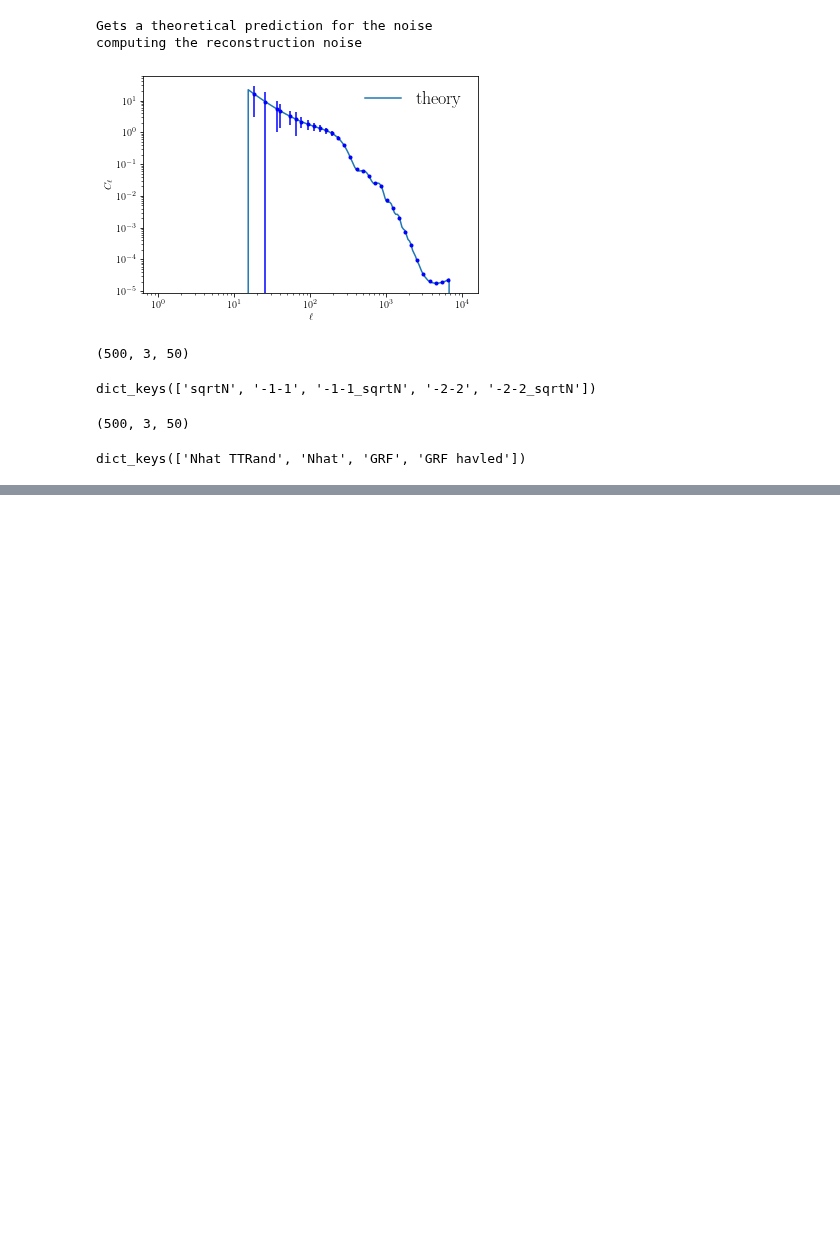
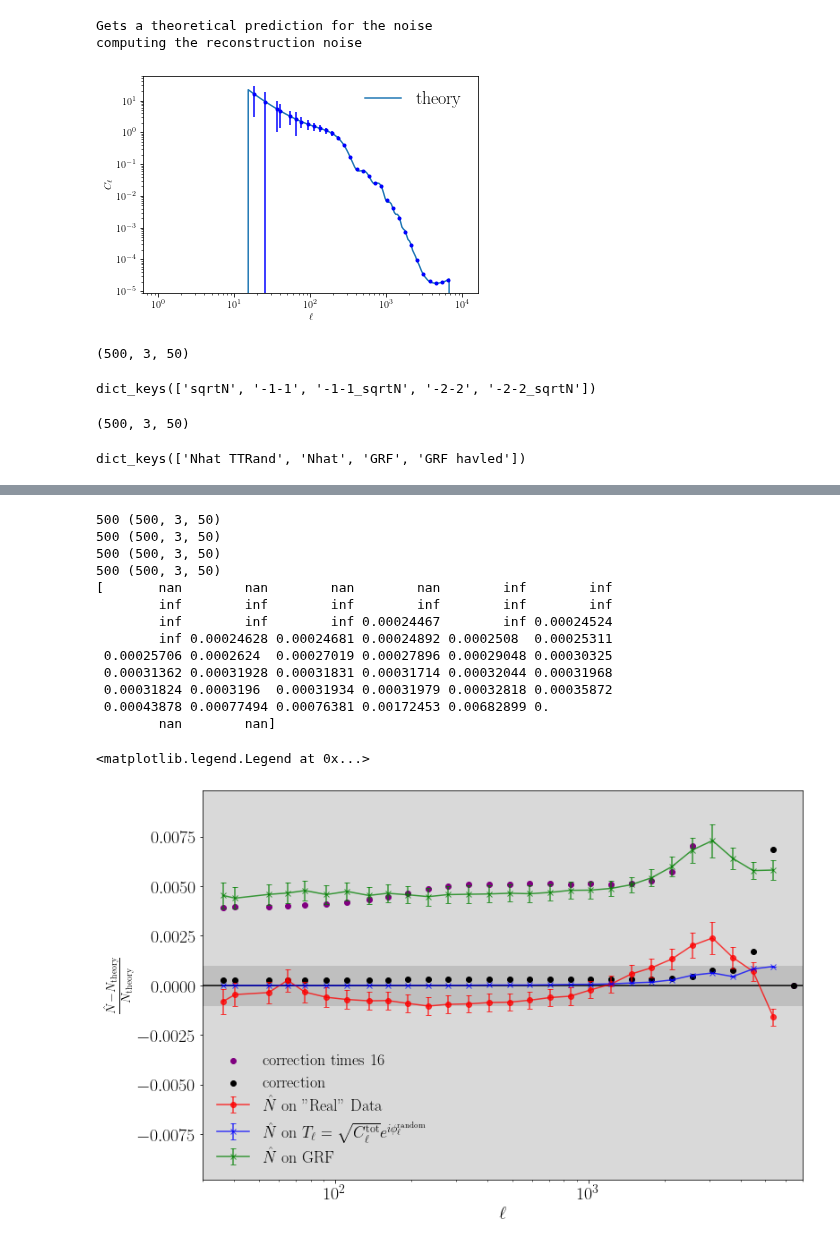
Before and after one commit to DelonShen/LensQuEst, a Jupyter notebook: dev/check_randomized.ipynb, the cells around one changed output, grey strips where cells are left out. Drawn from its saved outputs; the diff is of its cells as text; code cells hidden in the pictures; blank space fills up the shorter version.

Commit message:
trying to look more into the bias in Nhat(GRF)

```diff
--- a/dev/check_randomized.ipynb
+++ b/dev/check_randomized.ipynb
@@ -375,0 +412,80 @@ plt.savefig('figures/Nhat various.pdf')
+# %%
+correction = lambda L: 2*Ntheory(L)**2*fTgradT(L/2)**2 / ftot(L/2)**2  * (2*np.pi)**4
+# %%
+offset=0
+
+fig, ax = plt.subplots(nrows=1, ncols=1, figsize =(12,8))
+
+
+plt.rcParams['text.usetex'] = True
+plt.rcParams['font.size'] = 20
+
+ell = baseMap.l.flatten()
+
+lCen0, Cl0, sCl0 = combine_Cl(np.array(ps_data['Nhat']))
+lCen1, Cl1, sCl1 = combine_Cl(Ntheory_evaled)
+
+
+
+# print((Cl0-Cl1)/Cl0)
+assert(all(lCen0 == lCen1))
+ax.errorbar(lCen0, (Cl0-Cl1)/(Cl1), yerr=sCl0/Cl1, alpha=0.75,
+            fmt='o-', capsize=3, capthick=1, c='red', label=r'$\hat N$ on "Real" Data')#, label=labels[key], c=colors[key])
+
+
+
+lCen0, Cl0, sCl0 = combine_Cl(np.array(ps_data['Nhat TTRand']))
+ax.errorbar(lCen0, (Cl0-Cl1)/(Cl1), yerr=sCl0/Cl1, alpha=0.75,
+            fmt='x-', capsize=3, capthick=1, c='blue', label=r'$\hat N$ on $T_\ell = \sqrt{C_\ell^{\rm tot}} e^{i\phi_\ell^{\rm random}}$')#, label=labels[key], c=colors[key])
+
+lCen0, Cl0, sCl0 = combine_Cl(np.array(ps_data['GRF']))
+ax.errorbar(lCen0, (Cl0-Cl1)/(Cl1), yerr=sCl0/Cl1, alpha=0.75,
+            fmt='x-', capsize=3, capthick=1, c='Green', label=r'$\hat N$ on GRF')#, label=labels[key], c=colors[key])
+
+# lCen0, Cl0, sCl0 = combine_Cl(np.array(ps_data['GRF havled']))
+# ax.errorbar(lCen0, (Cl0-Cl1)/(Cl1), yerr=sCl0/Cl1, alpha=0.75,
+#             fmt='x-', capsize=3, capthick=1, c='lightgreen', label=r'$\hat N$ on GRF [Halved Stats]')#, label=labels[key], c=colors[key])
+
+ax.legend(frameon=False)
+ax.set_xscale('log')
+ax.set_xlabel(r'$\ell$')
+ax.set_ylabel(r'$\frac{\hat N-N_{\rm theory}}{N_{\rm theory}}$')
+
+# ax.set_yscale('log')
+ax.set_xlim(lMin,2*lMax)
+# ax.set_ylim(1.1e-10,.9e-3)
+
+ax.fill_between([0, 1e20], [-0.1, -0.1], [0.1, 0.1], alpha=1, color='0.95')#, label=r'$<10\%$ Error')
+ax.fill_between([0, 1e20], [-0.01, -0.01], [0.01, 0.01], alpha=1, color='0.85')#, label=r'$<1\%$ Error')
+ax.fill_between([0, 1e20], [-0.001, -0.001], [0.001, 0.001], alpha=1, color='0.75')#, label=r'$<1\%$ Error')
+
+
+corr = np.array(list(map(correction, lCen0)))
+print((corr)/Cl1)
+plt.scatter(lCen0, 16*(corr)/Cl1, label='correction times 16', c='purple')
+plt.scatter(lCen0, (corr)/Cl1, label='correction', c='k')
+
+# ax.set_yscale('symlog', linthresh=.5e-2)
+
+ax.axhline(0, c='k')
+
+ax.set_ylim(-.98e-2, .98e-2)
+ax.legend(frameon=False)
+# ax.set_yticks([-1e-1,-1e-2,-1e-3,1e-1,1e-2,1e-3])
+# plt.savefig('figures/Nhat various.pdf')
+# %% [output]
+500 (500, 3, 50)
+500 (500, 3, 50)
+500 (500, 3, 50)
+500 (500, 3, 50)
+[       nan        nan        nan        nan        inf        inf
+        inf        inf        inf        inf        inf        inf
+        inf        inf        inf 0.00024467        inf 0.00024524
+        inf 0.00024628 0.00024681 0.00024892 0.0002508  0.00025311
+ 0.00025706 0.0002624  0.00027019 0.00027896 0.00029048 0.00030325
+ 0.00031362 0.00031928 0.00031831 0.00031714 0.00032044 0.00031968
+ 0.00031824 0.0003196  0.00031934 0.00031979 0.00032818 0.00035872
+ 0.00043878 0.00077494 0.00076381 0.00172453 0.00682899 0.
+        nan        nan]
+<matplotlib.legend.Legend at 0x...>
+[figure, added]
```
Also changed, not shown: parts of 12 cells of this notebook, 23 other files.
